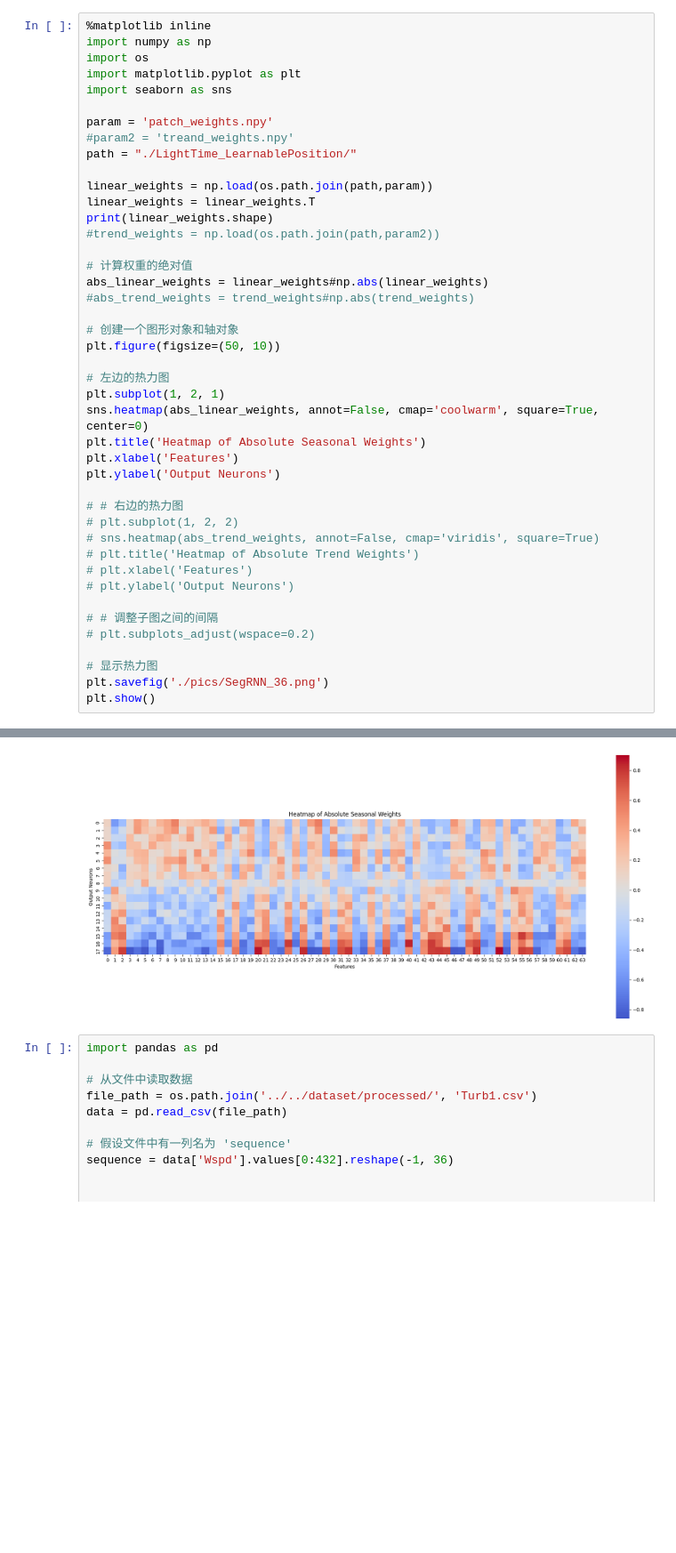
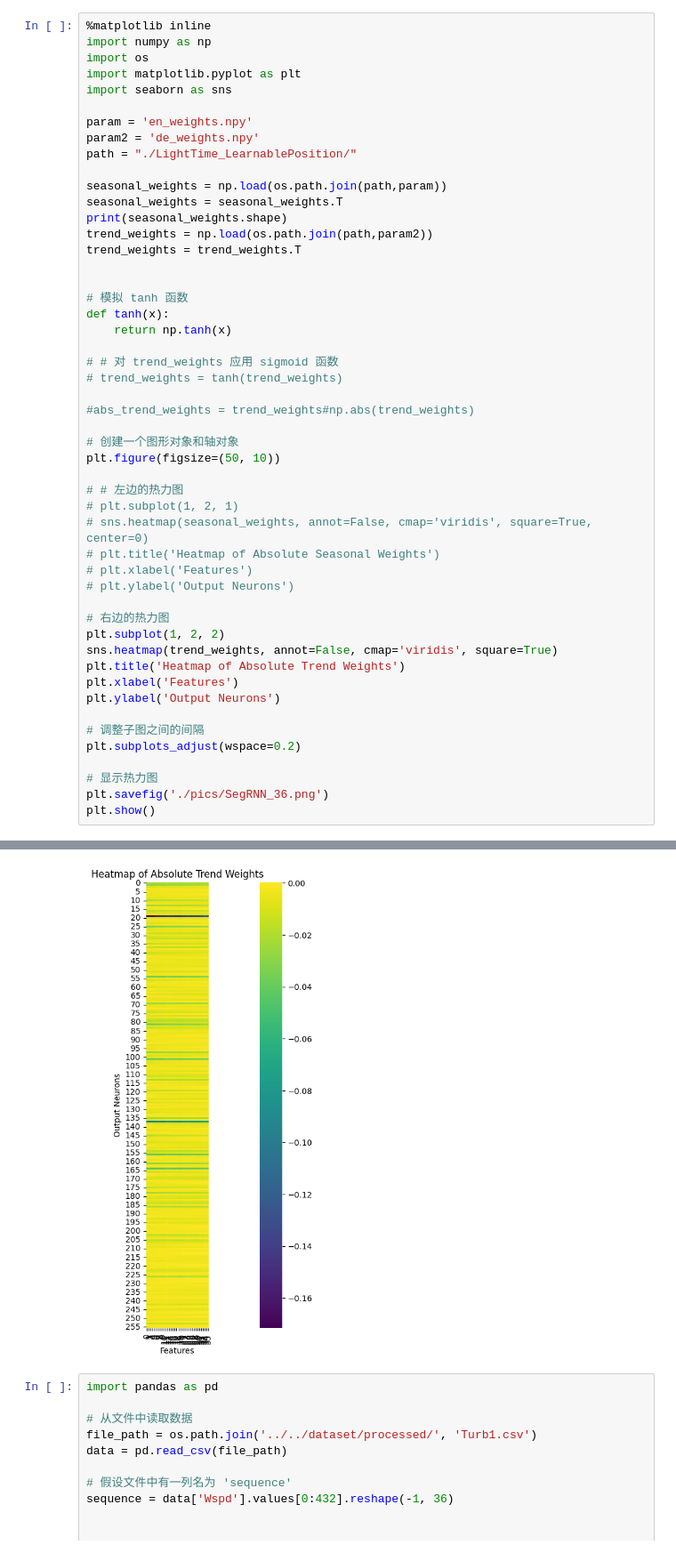
Before and after one commit to yellow378/WindSpeedForecasting, a Jupyter notebook: analysis/inter/heatPic.ipynb, the cells around one changed output, grey strips where cells are left out. Shown at 89% size. Drawn from its saved outputs; the diff is of its cells as text; blank space fills up the shorter version.

```diff
--- a/analysis/inter/heatPic.ipynb
+++ b/analysis/inter/heatPic.ipynb
@@ -5,38 +5,45 @@ import os
 import matplotlib.pyplot as plt
 import seaborn as sns
 
-param = 'patch_weights.npy'
-#param2 = 'treand_weights.npy'
+param = 'en_weights.npy'
+param2 = 'de_weights.npy'
 path = "./LightTime_LearnablePosition/"
 
-linear_weights = np.load(os.path.join(path,param))
-linear_weights = linear_weights.T
-print(linear_weights.shape)
-#trend_weights = np.load(os.path.join(path,param2))
+seasonal_weights = np.load(os.path.join(path,param))
+seasonal_weights = seasonal_weights.T
+print(seasonal_weights.shape)
+trend_weights = np.load(os.path.join(path,param2))
+trend_weights = trend_weights.T
 
-# 计算权重的绝对值
-abs_linear_weights = linear_weights#np.abs(linear_weights)
+
+# 模拟 tanh 函数
+def tanh(x):
+    return np.tanh(x)
+
+# # 对 trend_weights 应用 sigmoid 函数
+# trend_weights = tanh(trend_weights)
+
 #abs_trend_weights = trend_weights#np.abs(trend_weights)
 
 # 创建一个图形对象和轴对象
 plt.figure(figsize=(50, 10))
 
-# 左边的热力图
-plt.subplot(1, 2, 1)
-sns.heatmap(abs_linear_weights, annot=False, cmap='coolwarm', square=True, center=0)
-plt.title('Heatmap of Absolute Seasonal Weights')
+# # 左边的热力图
+# plt.subplot(1, 2, 1)
+# sns.heatmap(seasonal_weights, annot=False, cmap='viridis', square=True, center=0)
+# plt.title('Heatmap of Absolute Seasonal Weights')
+# plt.xlabel('Features')
+# plt.ylabel('Output Neurons')
+
+# 右边的热力图
+plt.subplot(1, 2, 2)
+sns.heatmap(trend_weights, annot=False, cmap='viridis', square=True)
+plt.title('Heatmap of Absolute Trend Weights')
 plt.xlabel('Features')
 plt.ylabel('Output Neurons')
 
-# # 右边的热力图
-# plt.subplot(1, 2, 2)
-# sns.heatmap(abs_trend_weights, annot=False, cmap='viridis', square=True)
-# plt.title('Heatmap of Absolute Trend Weights')
-# plt.xlabel('Features')
-# plt.ylabel('Output Neurons')
-
-# # 调整子图之间的间隔
-# plt.subplots_adjust(wspace=0.2)
+# 调整子图之间的间隔
+plt.subplots_adjust(wspace=0.2)
 
 # 显示热力图
 plt.savefig('./pics/SegRNN_36.png')
@@ -46,4 +53,4 @@ plt.show()
-[figure, old version]
+[figure, new version]
 # %%
 import pandas as pd
 
```
Also changed, not shown: parts of 1 cell of this notebook, 10 other files.
